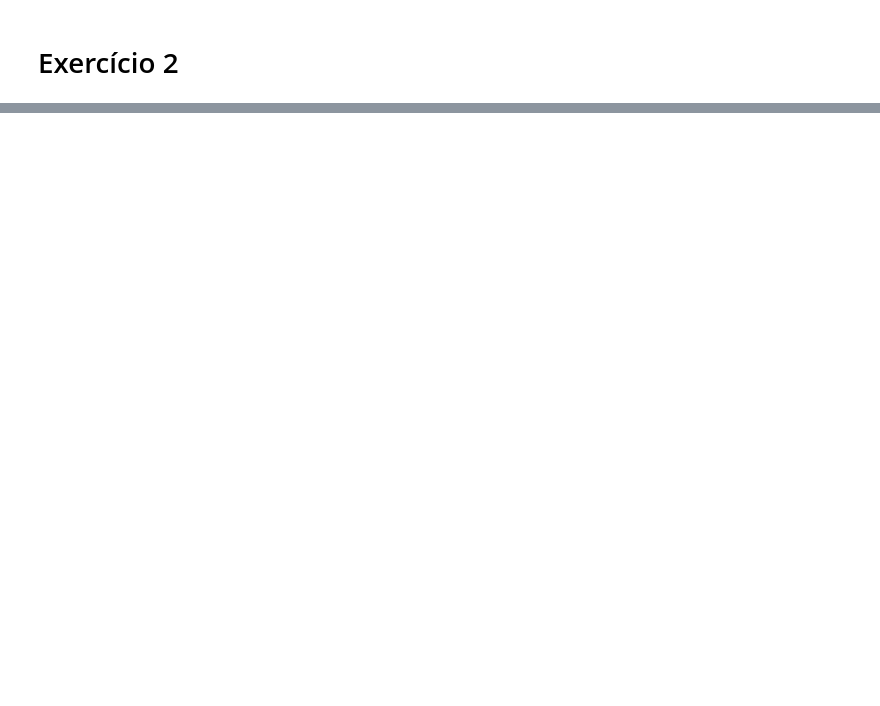
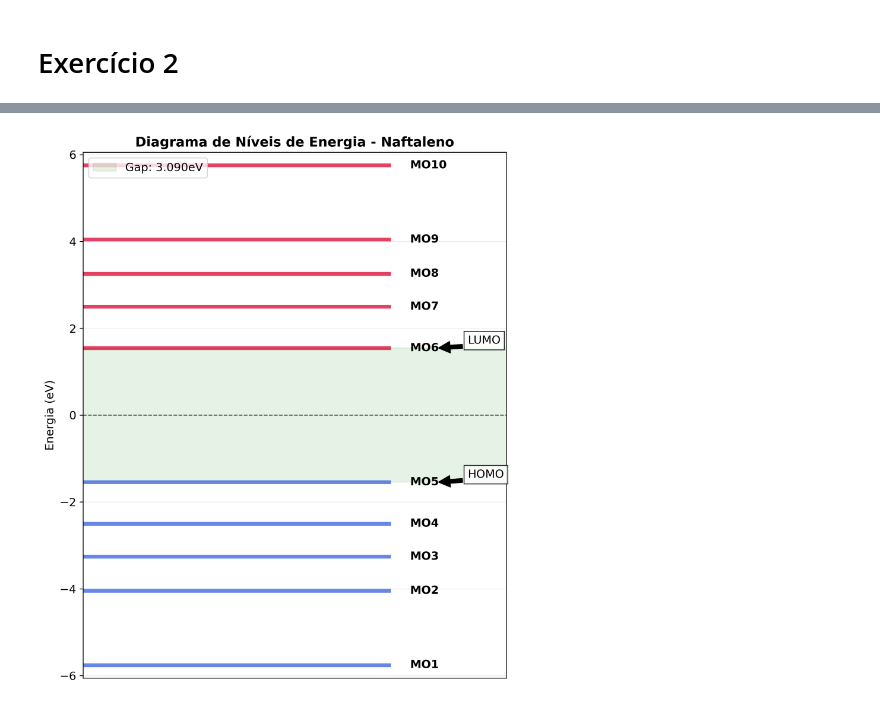
Before and after one commit to vinanit/Atividade-8-Fisica-Computacional, a Jupyter notebook: Av8.ipynb, the cells around one changed output, grey strips where cells are left out. Cells and saved outputs as stored; diff of their text form; code cells hidden in the pictures; blank space fills up the shorter version.

```diff
--- a/Av8.ipynb
+++ b/Av8.ipynb
@@ -205,0 +502,18 @@ C5-C6: 0.6960
+# %%
+def calcular_populacoes(orbitais, ocupacao):
+    """Calcula populações atômicas"""
+    n_atomos = orbitais.shape[0]
+    populacoes = np.zeros(n_atomos)
+
+    for i in range(n_atomos):  # Para cada átomo
+        for k in range(len(ocupacao)):  # Para cada orbital
+            if ocupacao[k] > 0:  # Somente orbitais ocupados
+                populacoes[i] += ocupacao[k] * (orbitais[i, k] ** 2)
+
+    return populacoes
+
+# Para o pirano:
+populacoes = calcular_populacoes(orbitais, ocupacao)
+print("Populações atômicas:")
+for i, pop in enumerate(populacoes):
+    print(f"Átomo {i+1}: {pop:.3f}")
@@ -663,0 +680,61 @@ Análise Comparativa:
+# %%
+#Naftaleno
+
+# Converter as energias adimensionais para energias reais:
+fator_conversao = 2.5  # Defina o fator de conversão apropriado
+energias = autovalores_naftaleno* fator_conversao
+energias = np.sort(energias)
+
+n_eletrons = 10
+
+# Determinar ocupação
+ocupacao = [2 if i < n_eletrons//2 else 0 for i in range(len(energias))]
+homo_naftaleno_idx = np.max(np.where(np.array(ocupacao) > 0))
+lumo_naftaleno_idx = homo_naftaleno_idx + 1
+gap = energias[lumo_naftaleno_idx] - energias[homo_naftaleno_idx]
+nome_molecula = "Naftaleno"
+
+#Imprimir a ocupação eletrônica
+print("ocupação eletrônica:", ocupacao)
+
+# Imprimir energias do homo e lumo
+print('homo: ', energias[homo_naftaleno_idx])
+print('lumo: ', energias[lumo_naftaleno_idx])
+
+# 1. DIAGRAMA DE NÍVEIS BÁSICO
+"""Diagrama simples de níveis de energia"""
+fig, ax = plt.subplots(figsize=(8, 10))
+
+# Plotar os níveis de energia
+for i, energia in enumerate(energias):
+    color = 'royalblue' if ocupacao[i] > 0 else 'crimson'
+    ax.hlines(energia, 0, 0.8, colors=color, lw=4, alpha=0.8)
+
+    # Adicionar informações
+    ax.text(0.85, energia, f'MO{i+1}', va='center', ha='left', fontweight='bold')
+
+# Linha de energia zero e destaque do gap
+ax.axhline(y=0, color='black', linestyle='--', alpha=0.7, lw=1)
+ax.axhspan(energias[homo_naftaleno_idx], energias[lumo_naftaleno_idx], alpha=0.1, color='green',
+            label=f'Gap: {gap:.3f}eV')
+
+# Configurações do gráfico
+ax.set_xlim(0, 1.1)
+ax.set_ylim(min(energias)-0.3, max(energias)+0.3)
+ax.set_title(f'Diagrama de Níveis de Energia - {nome_molecula}', fontsize=14, fontweight='bold')
+ax.set_ylabel('Energia (eV)', fontsize=12)
+ax.legend(loc='upper left')
+ax.grid(True, alpha=0.2, axis='y')
+ax.set_xticks([])  # Remover ticks do eixo x
+
+# Exboçar o homo e o lumo
+ax.annotate('HOMO', xy=(0.92, energias[homo_naftaleno_idx]), xytext=(1.0, energias[homo_naftaleno_idx]+0.1),
+            arrowprops=dict(facecolor='black', shrink=0.05), bbox=dict(facecolor='white', alpha=0.8))
+ax.annotate('LUMO', xy=(0.92, energias[lumo_naftaleno_idx]), xytext=(1.0, energias[lumo_naftaleno_idx]+0.1),
+            arrowprops=dict(facecolor='black', shrink=0.05), bbox=dict(facecolor='white', alpha=0.8))
+
+plt.plot()
+plt.savefig(f'diagrama_niveis_{nome_molecula.lower()}.png',
+        facecolor='white', edgecolor='white',
+        transparent=False)  # ← IMPORTANTE: transparent=False
+# %% [output]
@@ -663,0 +744 @@ Análise Comparativa:
+[figure, added]
```
Also changed, not shown: parts of 42 cells of this notebook, 27 other files.
